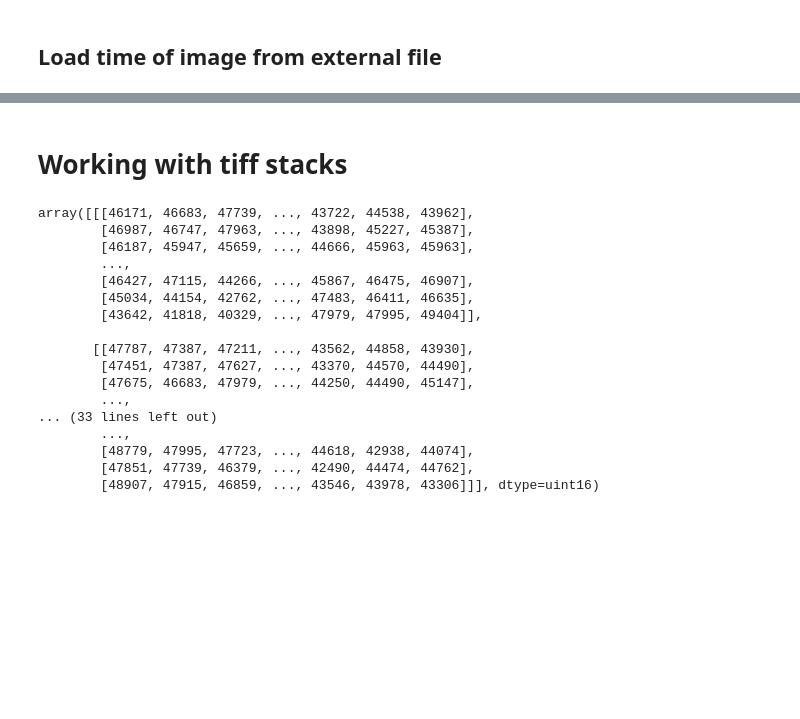
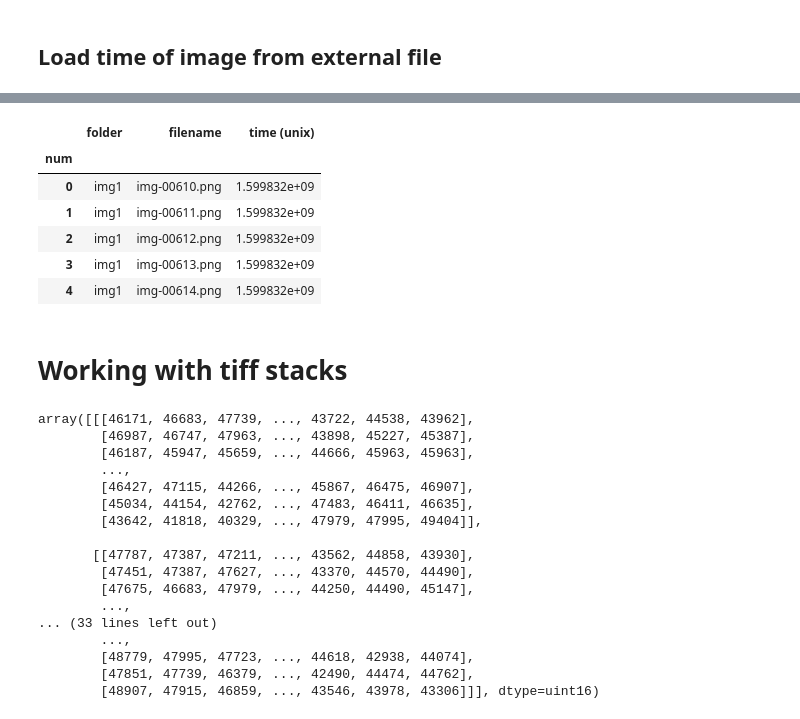
Before and after one commit to ovinc/imgseries, a Jupyter notebook: ImgSeries_Static.ipynb, the cells around one changed output, grey strips where cells are left out. Cells and saved outputs as stored; diff of their text form; code cells hidden in the pictures; blank space fills up the shorter version.

```diff
--- a/ImgSeries_Static.ipynb
+++ b/ImgSeries_Static.ipynb
@@ -252,3 +251,14 @@ images.info.head()
+# %%
+images.load_info('../for-tests-do-not-modify/Img_Files_Saved.tsv')    # replace all file data
+images.info.head()
+# %% [output]
+|  | folder | filename | time (unix) |
+| num |  |  |  |
+| 0 | img1 | img-00610.png | 1.599832e+09 |
+| 1 | img1 | img-00611.png | 1.599832e+09 |
+| 2 | img1 | img-00612.png | 1.599832e+09 |
+| 3 | img1 | img-00613.png | 1.599832e+09 |
+| 4 | img1 | img-00614.png | 1.599832e+09 |
 # %% [markdown]
 # Working with tiff stacks
 # %%
```
Also changed, not shown: parts of 5 cells of this notebook, 22 other files.
